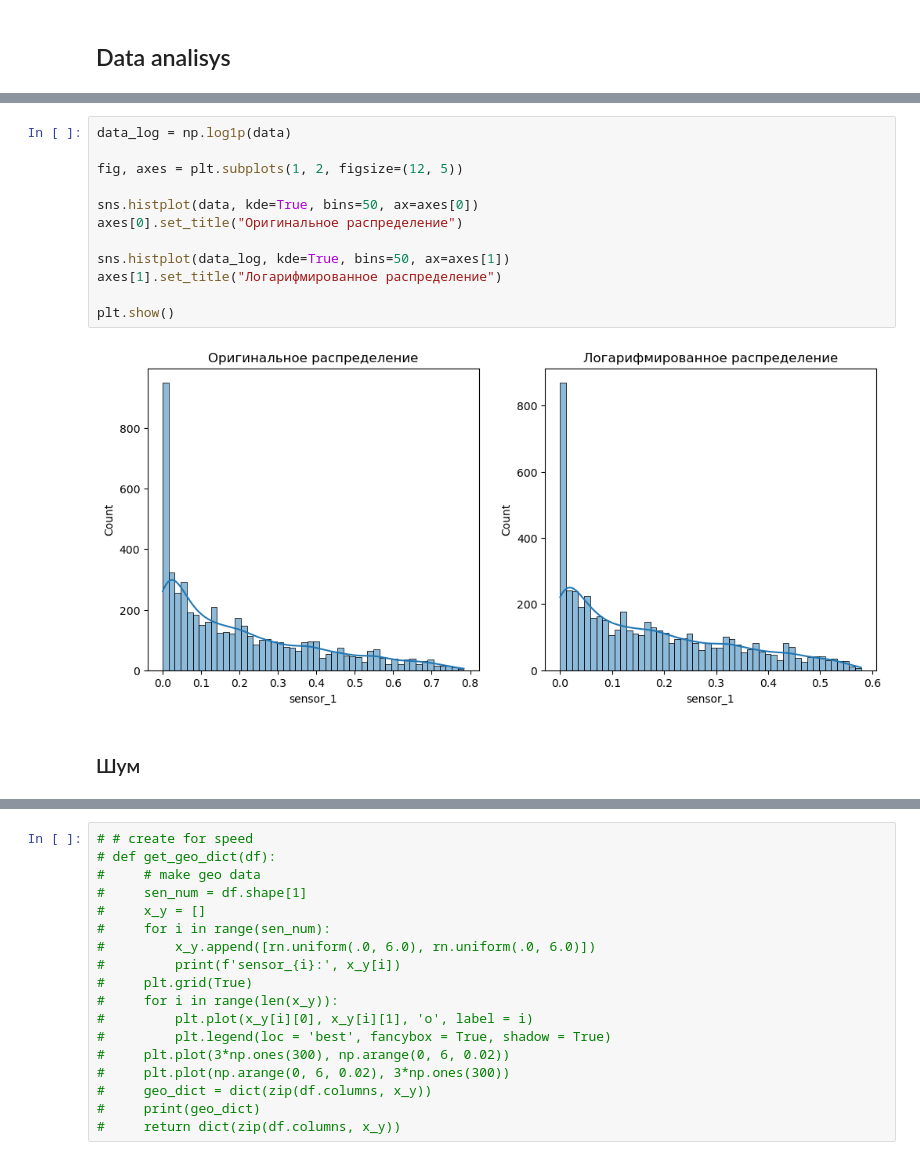
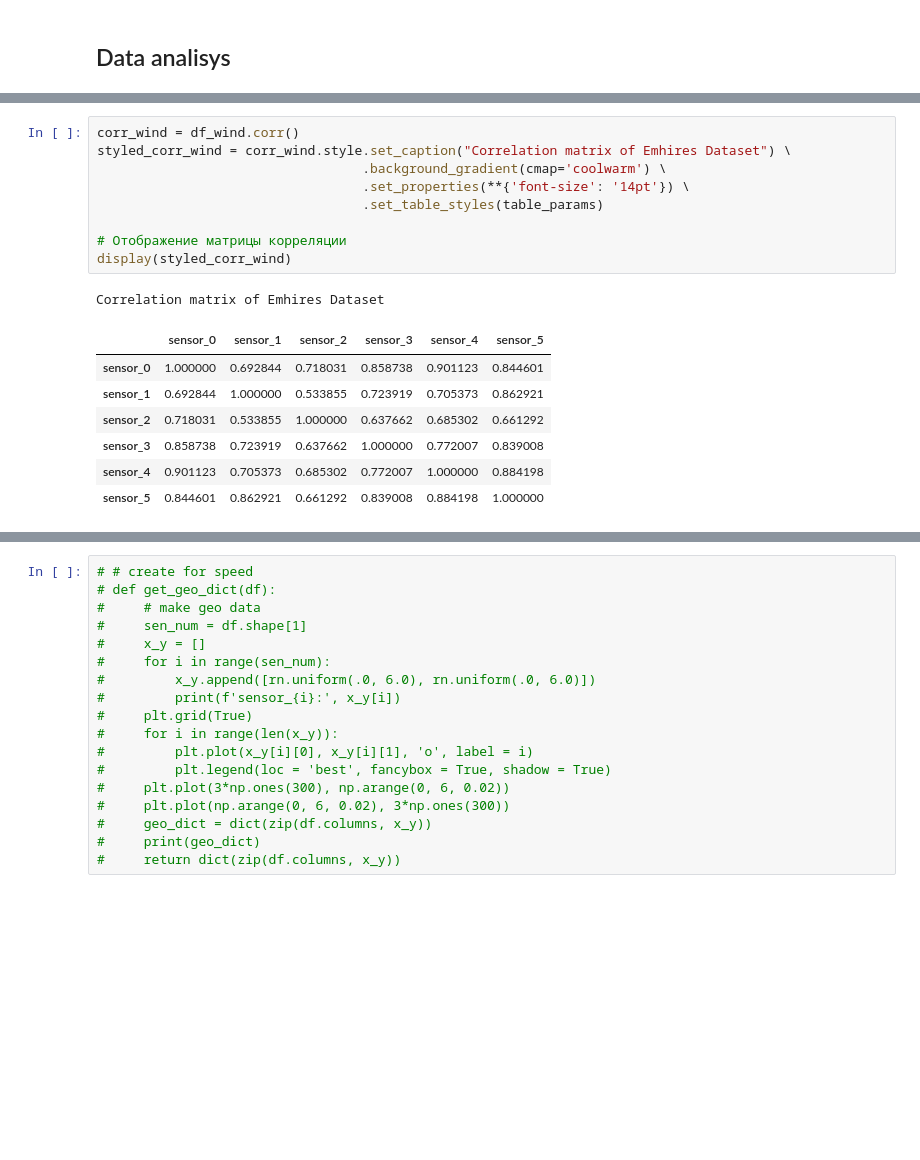
Before and after one commit to Romankkl03/compress_time_series, a Jupyter notebook: experiments.ipynb, the cells around one changed output, grey strips where cells are left out. Cells and saved outputs as stored; diff of their text form; blank space fills up the shorter version.

```diff
--- a/experiments.ipynb
+++ b/experiments.ipynb
@@ -197,17 +146,19 @@ D’Agostino p-value: 0.00000
-# %%
-data_log = np.log1p(data)
-
-fig, axes = plt.subplots(1, 2, figsize=(12, 5))
-
-sns.histplot(data, kde=True, bins=50, ax=axes[0])
-axes[0].set_title("Оригинальное распределение")
-
-sns.histplot(data_log, kde=True, bins=50, ax=axes[1])
-axes[1].set_title("Логарифмированное распределение")
-
-plt.show()
-# %% [output]
-[figure, removed]
-# %% [markdown]
-### Шум
+# %%
+corr_wind = df_wind.corr()
+styled_corr_wind = corr_wind.style.set_caption("Correlation matrix of Emhires Dataset") \
+                                  .background_gradient(cmap='coolwarm') \
+                                  .set_properties(**{'font-size': '14pt'}) \
+                                  .set_table_styles(table_params)
+
+# Отображение матрицы корреляции
+display(styled_corr_wind)
+# %% [output]
+Correlation matrix of Emhires Dataset
+|  | sensor_0 | sensor_1 | sensor_2 | sensor_3 | sensor_4 | sensor_5 |
+| sensor_0 | 1.000000 | 0.692844 | 0.718031 | 0.858738 | 0.901123 | 0.844601 |
+| sensor_1 | 0.692844 | 1.000000 | 0.533855 | 0.723919 | 0.705373 | 0.862921 |
+| sensor_2 | 0.718031 | 0.533855 | 1.000000 | 0.637662 | 0.685302 | 0.661292 |
+| sensor_3 | 0.858738 | 0.723919 | 0.637662 | 1.000000 | 0.772007 | 0.839008 |
+| sensor_4 | 0.901123 | 0.705373 | 0.685302 | 0.772007 | 1.000000 | 0.884198 |
+| sensor_5 | 0.844601 | 0.862921 | 0.661292 | 0.839008 | 0.884198 | 1.000000 |
 # %%
```
Also changed, not shown: parts of 38 cells of this notebook, 8 other files.
